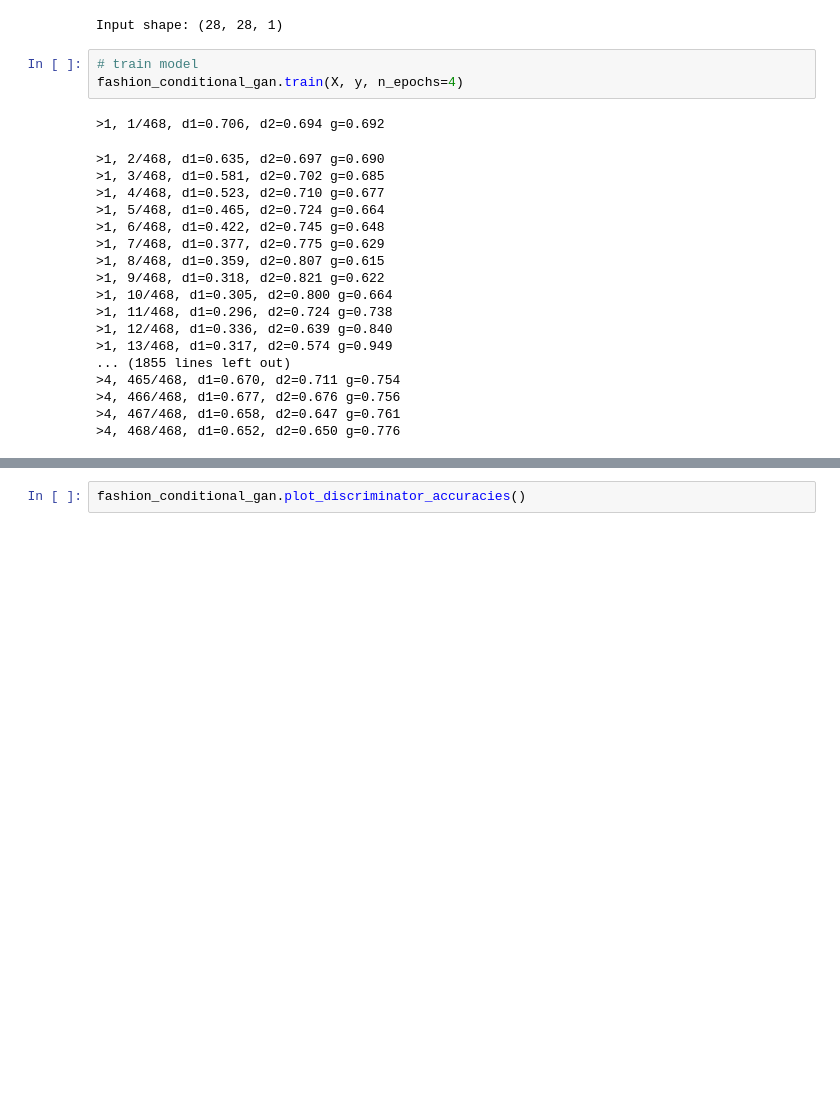
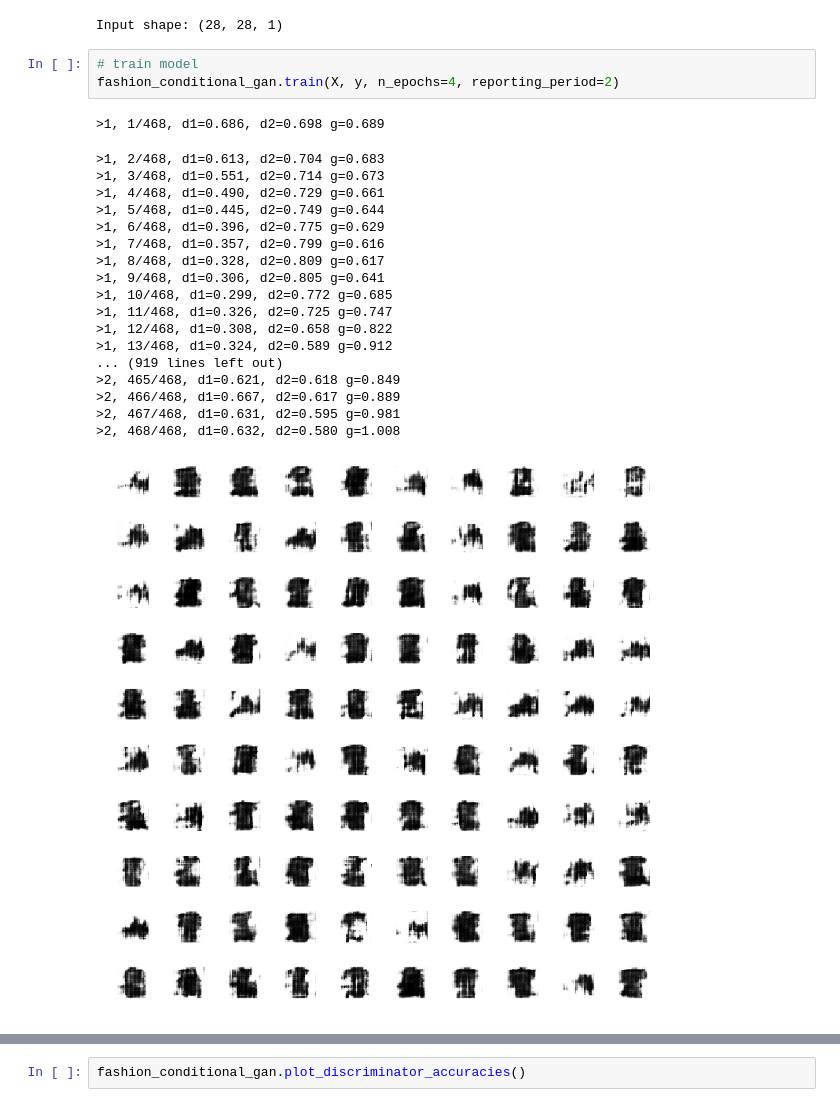
Before and after one commit to FlipWebApps/computer-vision-playground, a Jupyter notebook: GAN/Conditional GAN FMNIST.ipynb, the cells around one changed output, grey strips where cells are left out. Saved outputs shown, nothing was run; the diff lists cells and outputs as text; blank space fills up the shorter version.

```diff
--- a/GAN/Conditional GAN FMNIST.ipynb
+++ b/GAN/Conditional GAN FMNIST.ipynb
@@ -312,23 +364,24 @@ fashion_conditional_gan = ConditionalGAN(in_shape=X[0].shape, n_classes=10, late
 Input shape: (28, 28, 1)
 # %%
 # train model
-fashion_conditional_gan.train(X, y, n_epochs=4)
+fashion_conditional_gan.train(X, y, n_epochs=4, reporting_period=2)
 # %% [output]
->1, 1/468, d1=0.706, d2=0.694 g=0.692
+>1, 1/468, d1=0.686, d2=0.698 g=0.689
->1, 2/468, d1=0.635, d2=0.697 g=0.690
->1, 3/468, d1=0.581, d2=0.702 g=0.685
->1, 4/468, d1=0.523, d2=0.710 g=0.677
->1, 5/468, d1=0.465, d2=0.724 g=0.664
->1, 6/468, d1=0.422, d2=0.745 g=0.648
->1, 7/468, d1=0.377, d2=0.775 g=0.629
->1, 8/468, d1=0.359, d2=0.807 g=0.615
->1, 9/468, d1=0.318, d2=0.821 g=0.622
->1, 10/468, d1=0.305, d2=0.800 g=0.664
->1, 11/468, d1=0.296, d2=0.724 g=0.738
->1, 12/468, d1=0.336, d2=0.639 g=0.840
->1, 13/468, d1=0.317, d2=0.574 g=0.949
-... (1855 lines left out)
->4, 465/468, d1=0.670, d2=0.711 g=0.754
->4, 466/468, d1=0.677, d2=0.676 g=0.756
->4, 467/468, d1=0.658, d2=0.647 g=0.761
->4, 468/468, d1=0.652, d2=0.650 g=0.776
+>1, 2/468, d1=0.613, d2=0.704 g=0.683
+>1, 3/468, d1=0.551, d2=0.714 g=0.673
+>1, 4/468, d1=0.490, d2=0.729 g=0.661
+>1, 5/468, d1=0.445, d2=0.749 g=0.644
+>1, 6/468, d1=0.396, d2=0.775 g=0.629
+>1, 7/468, d1=0.357, d2=0.799 g=0.616
+>1, 8/468, d1=0.328, d2=0.809 g=0.617
+>1, 9/468, d1=0.306, d2=0.805 g=0.641
+>1, 10/468, d1=0.299, d2=0.772 g=0.685
+>1, 11/468, d1=0.326, d2=0.725 g=0.747
+>1, 12/468, d1=0.308, d2=0.658 g=0.822
+>1, 13/468, d1=0.324, d2=0.589 g=0.912
+... (919 lines left out)
+>2, 465/468, d1=0.621, d2=0.618 g=0.849
+>2, 466/468, d1=0.667, d2=0.617 g=0.889
+>2, 467/468, d1=0.631, d2=0.595 g=0.981
+>2, 468/468, d1=0.632, d2=0.580 g=1.008
+[figure, added]
```
Also changed, not shown: parts of 3 cells of this notebook.
